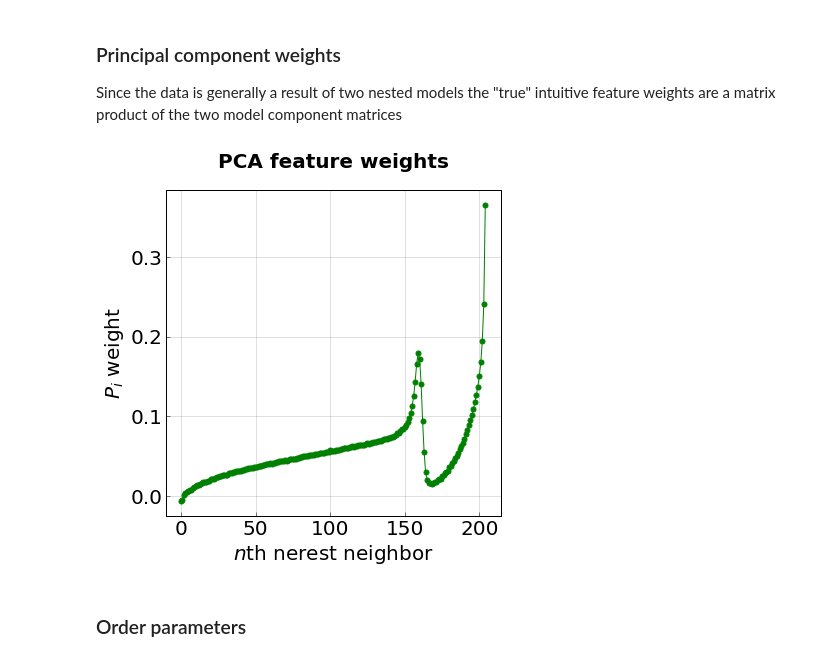
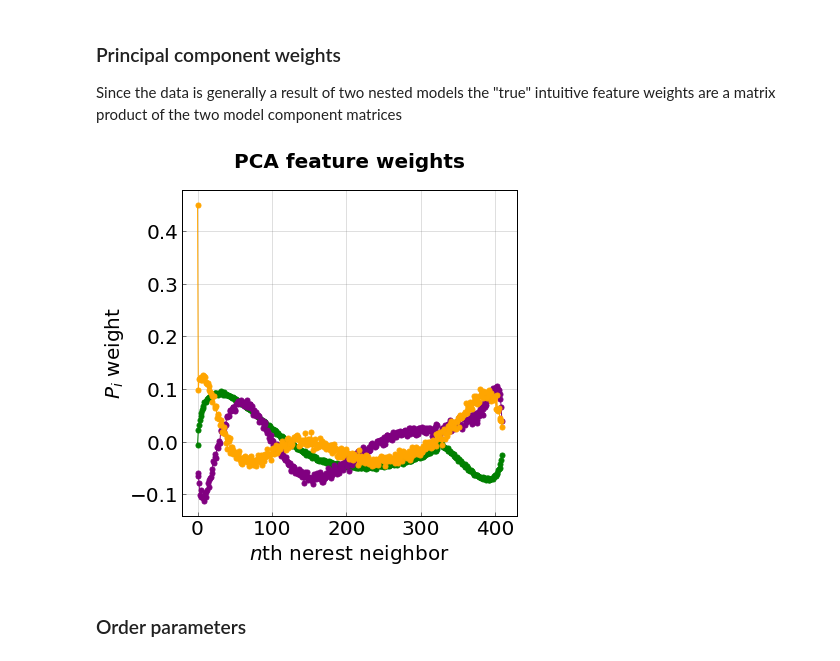
Before and after one commit to truskett-group-ut/hard_disks_pca, a Jupyter notebook: analysis_notebook.ipynb, the cells around one changed output. Cells and saved outputs as stored; diff of their text form; code cells hidden in the pictures.

```diff
--- a/analysis_notebook.ipynb
+++ b/analysis_notebook.ipynb
@@ -43,4 +59,8 @@ remove_types = ['B']
 file_data = [(arange(0.100, 2.06001, 0.04), '../hoomd_disks/trajectories_ww_4000p')]
+# %%
+#specify what data to read in and process
+traj_type = 'gsd'
+file_data = [(arange(0.100, 3.50001, 0.04), '../hoomd_disks/trajectories_ww_4000p_0.25')]
 # %% [markdown]
 ### Density range
 # %%
@@ -71,5 +89,6 @@ n_components_ig = 205 #800 #100 #396
+# %%
+n_components_ig = 819 #819 (HS positional)     #205 (WW positional)
 # %%
-randomize = True
 incpca_ig = IncrementalPCA(n_components=n_components_ig, whiten=True)  #NOTICE: whitening is on here
 
 frames = None
@@ -80,7 +99,7 @@ for etas_, file_base in file_data:
     for eta in etas_:
         print 'eta={}'.format(eta)
         filename = "{}/trajectory_{:.4f}.gsd".format(file_base, eta)
-        frames = ReadGSD(filename, shuffle_data=True, randomize=randomize, remove_types=remove_types)
+        frames = ReadTraj(filename, traj_type, shuffle_data, True, remove_types)
 
         frames_split = array_split(frames, split)
         frames = None
@@ -119,7 +122,6 @@ eta=0.14
 # %%
 n_components = n_components_ig  #these need not be equal but why not keep them all unless too computationally demanding
 # %%
-randomize = False
 incpca = IncrementalPCA(n_components=n_components , whiten=False)  #NOTE: not whitening here
 
 frames = None
@@ -130,7 +132,7 @@ for etas_, file_base in file_data:
     for eta in etas_:
         print 'eta={}'.format(eta)
         filename = "{}/trajectory_{:.4f}.gsd".format(file_base, eta)
-        frames = ReadGSD(filename, shuffle_data=True, randomize=randomize, remove_types=remove_types)
+        frames = ReadTraj(filename, traj_type, shuffle_data, False, remove_types)
 
         frames_split = array_split(frames, split)
         frames = None
@@ -348,7 +305,7 @@ components = dot(incpca.components_, incpca_ig.components_)
 # %%
 #plot the principal components
 colors = 200*['green', 'purple', 'orange', 'teal', 'black', 'red']
-for i in range(0,1):
+for i in range(0,3):
     p_data = components[i]
     plt.plot(range(len(p_data)), p_data, marker='o', linewidth = 1.0, markersize=5, color = colors[i])
 
@@ -359,34 +316,34 @@ axes.set_axis_bgcolor('white')
 
 #font scpecifications
 title_font = {'family' : 'arial', 'color'  : 'black', 'weight' : 'heavy','size': 20}
 axis_label_font = {'family' : 'arial', 'color'  : 'black', 'weight' : 'normal','size': 20}
 
 #figure size and tick style
 plt.rcParams["figure.figsize"] = [6,6]
 plt.rc('axes',edgecolor='black',linewidth=1)
 plt.tick_params(which='both', axis='both', color='black', length=4, width=0.5)
 plt.rcParams['xtick.direction'] = 'in'
 plt.rcParams['ytick.direction'] = 'in'
 
 #axis range and labels (also specify if log or not)
-#plt.xlim(0.1,300)
+#plt.xlim(0.1,100)
 #plt.ylim(-0.001,0.001)
 #plt.ylim(0,0.5)
 #plt.ylim(-2,1.5)
 #plt.ylim(5, 13)
 #plt.ylim(1, 0.001)
 #plt.ylim(-2000.0, 2000)
 
 #plt.yscale('log')
 plt.xlabel(r'$n$th nerest neighbor', y=3, fontsize=20, fontdict = axis_label_font)
 plt.ylabel(r'$P_{i}$ weight', fontsize=20, fontdict = axis_label_font)
 
 #title and axis labels
 plt.tick_params(axis='both', labelsize=20)
 plt.title('PCA feature weights', y=1.05, fontdict = title_font)
 
 plt.show()
 # %% [output]
-[figure, old version]
+[figure, new version]
 # %% [markdown]
 ### Order parameters
```
Also changed, not shown: parts of 39 cells of this notebook, 3 other files.
